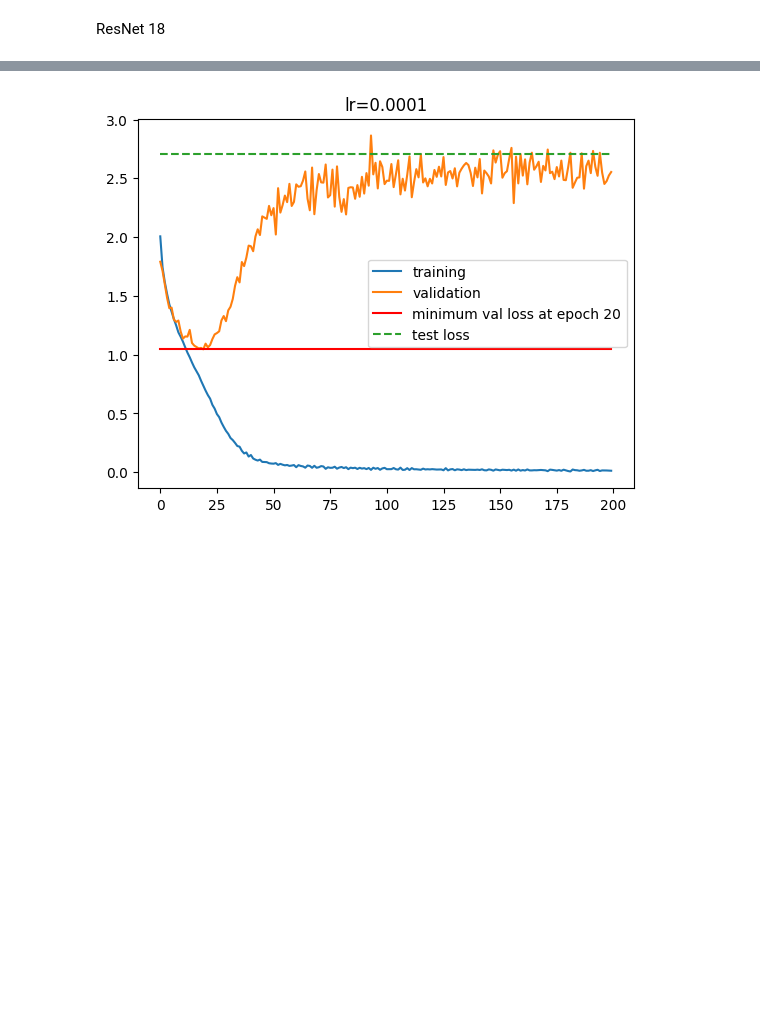
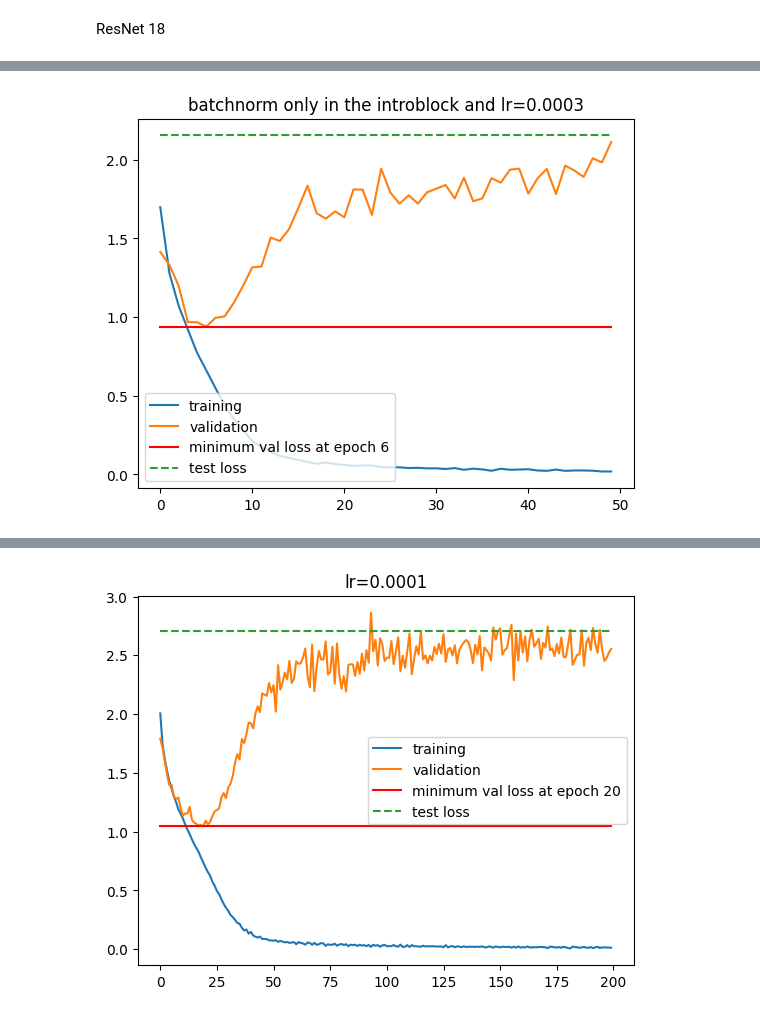
Before and after one commit to krispypancakes/vision-stuff, a Jupyter notebook: notebooks/cifar_convnet.ipynb, the cells around one changed output, grey strips where cells are left out. Saved outputs shown, nothing was run; the diff lists cells and outputs as text; code cells hidden in the pictures; blank space fills up the shorter version.

Commit message:
add batchnorm and scheduler

```diff
--- a/notebooks/cifar_convnet.ipynb
+++ b/notebooks/cifar_convnet.ipynb
@@ -128,11 +135,12 @@ class ResBlock(nn.Module):
 # %%
-class ResNet18Modular(nn.Module):
+class ResNet18(nn.Module):
   def __init__(self):
     super().__init__()
     self.block0 = nn.Sequential(
       nn.Conv2d(in_channels=3, kernel_size=7, out_channels=64, stride=2, padding=3),
+      nn.BatchNorm2d(64),
       nn.ReLU(),
-      nn.MaxPool2d(kernel_size=3, stride=2, padding=1)
+      nn.MaxPool2d(kernel_size=3, stride=2, padding=1),
     )
     self.block1 = ResBlock(64, 64, stride=1)
     self.relu1 = nn.ReLU()
@@ -150,17 +158,13 @@ class ResNet18Modular(nn.Module):
   def forward(self, x):
     # ---------- Block0 ----------
     x = self.block0(x)
-    # print(f'shape after block 0 : {x.shape}')
     # ---------- Block1 ----------
     x_skip = x
     x = self.block1(x)
     x = self.relu1(x+x_skip)
-    # print(f'shape after block 1 : {x.shape}')
     # ---------- Block2 ----------
     x_skip = self.match_dim2(x)
-    # print(f'shape after match in block 2 : {x_skip.shape}')
     x = self.block2(x)
-    # print(f'shape after block 2 : {x.shape}')
     x = self.relu2(x+x_skip)
     # ---------- Block3 ----------
     x_skip = self.match_dim3(x)
@@ -271,11 +186,12 @@ class ResNet18(nn.Module):
 # %%
-epochs = 200
-lr = 0.00001
-res18 = ResNet18Modular()
+epochs = 2000
+lr = 3e-4
+res18 = ResNet18()
 res18.to(device)
 
 # optimizer = optim.SGD(params=[p for p in res18.parameters() if p.requires_grad == True], momentum=0.9, lr=0.05)
-optimizer = optim.Adam(params=[p for p in res18.parameters() if p.requires_grad==True], lr=lr)
+optimizer = optim.AdamW(params=[p for p in res18.parameters() if p.requires_grad==True], lr=lr)
+scheduler = lr_scheduler.ReduceLROnPlateau(optimizer=optimizer, mode='min', patience=2)
 criterion = nn.CrossEntropyLoss()
 
 model_size = get_model_size(res18)
@@ -284,11 +199,0 @@ model size: 42.636 MB
-# %%
-epochs = 10
-lr = 0.0003
-res18 = ResNet18(device=device)
-res18.to(device)
-
-# optimizer = optim.SGD(params=[p for p in res18.parameters() if p.requires_grad == True], momentum=0.9, lr=0.05)
-optimizer = optim.Adam(params=[p for p in res18.parameters() if p.requires_grad==True], lr=lr)
-criterion = nn.CrossEntropyLoss()
-
-model_size = get_model_size(res18)
@@ -310,12 +220,12 @@ for i in (t:=trange(epochs)):
     optimizer.step()
     raw_losses.append(loss.item())
     epoch_loss.append(loss.item())
-  # if i == 27:
-  #   criterion = optimizer = optim.Adam(params=[p for p in res18.parameters() if p.requires_grad==True], lr=0.0001)
+
   # only one per iteration
   losses.append(np.mean(epoch_loss))
   val_losses.append(estimate_loss(res18, val_loader, criterion))
-  t.set_description(f"epoch {i+1} | training loss: {losses[-1]} | validation loss: {val_losses[-1]}")
+  scheduler.step(metrics=val_losses[-1])
+  t.set_description(f"epoch {i+1} | training loss: {losses[-1]:.4f} | validation loss: {val_losses[-1]:.4f} | current lr: {optimizer.param_groups[0]['lr']:.4f}")
 
 test_loss = estimate_loss(res18, test_loader, criterion)
 print(f'final test loss is : {test_loss}')
@@ -332,3 +238,14 @@ plt.plot(range(epochs), [np.min(val_losses)]*epochs, color='r', label=f'minimum
 plt.plot(range(epochs), [test_loss]*epochs, linestyle='dashed', label='test loss')
 plt.legend()
 plt.show()
+# %%
+plt.figure()
+plt.title(f'batchnorm only in the introblock and lr={lr}')
+plt.plot(range(epochs), losses, label='training')
+plt.plot(range(epochs), val_losses, label='validation')
+plt.plot(range(epochs), [np.min(val_losses)]*epochs, color='r', label=f'minimum val loss at epoch {np.argmin(val_losses)+1}')
+plt.plot(range(epochs), [test_loss]*epochs, linestyle='dashed', label='test loss')
+plt.legend()
+plt.show()
+# %% [output]
+[figure, added]
```
Also changed, not shown: parts of 13 cells of this notebook, 1 other file.
